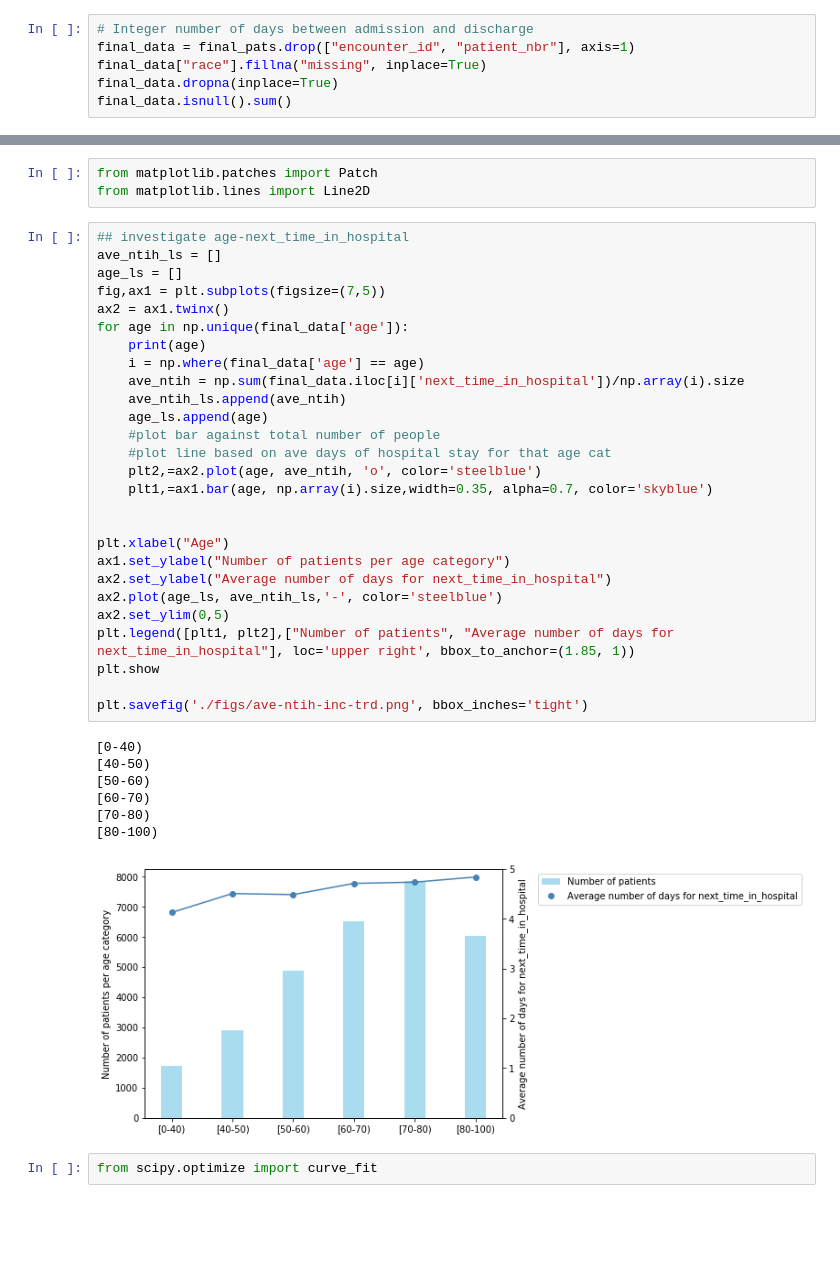
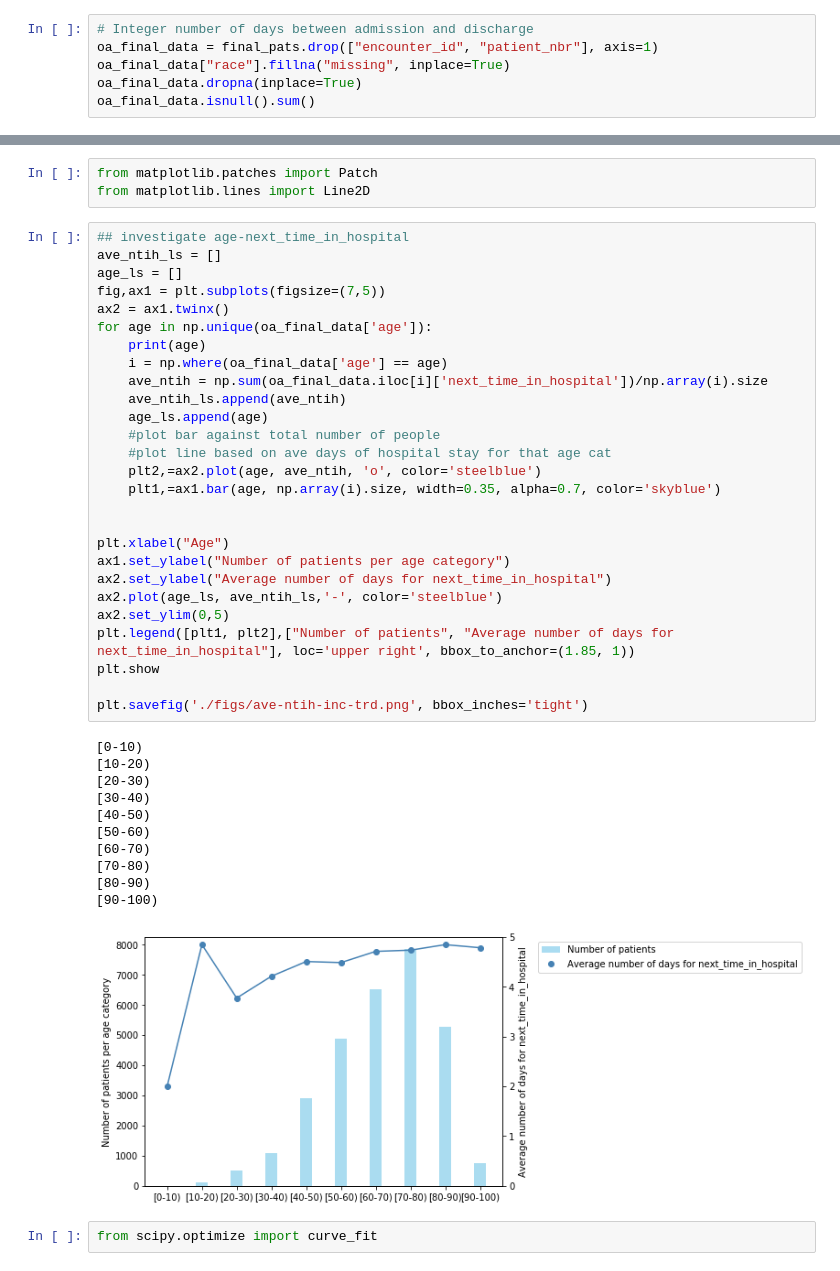
Before and after one commit to jennazhou/ds-work, a Jupyter notebook: final_ass/Final_assignment/Final_assignment_2.ipynb, the cells around one changed output, grey strips where cells are left out. Drawn from its saved outputs; the diff is of its cells as text; blank space fills up the shorter version.

```diff
--- a/final_ass/Final_assignment/Final_assignment_2.ipynb
+++ b/final_ass/Final_assignment/Final_assignment_2.ipynb
@@ -173,10 +173,10 @@ dtypes: int64(14), object(35)
 memory usage: 11.5+ MB
 # %%
 # Integer number of days between admission and discharge
-final_data = final_pats.drop(["encounter_id", "patient_nbr"], axis=1)
-final_data["race"].fillna("missing", inplace=True)
-final_data.dropna(inplace=True)
-final_data.isnull().sum()
+oa_final_data = final_pats.drop(["encounter_id", "patient_nbr"], axis=1)
+oa_final_data["race"].fillna("missing", inplace=True)
+oa_final_data.dropna(inplace=True)
+oa_final_data.isnull().sum()
 # %% [output]
 race                        0
 gender                      0
@@ -203,38 +203,42 @@ from matplotlib.lines import Line2D
 # %%
 ## investigate age-next_time_in_hospital
 ave_ntih_ls = []
 age_ls = []
 fig,ax1 = plt.subplots(figsize=(7,5))
 ax2 = ax1.twinx()
-for age in np.unique(final_data['age']):
+for age in np.unique(oa_final_data['age']):
     print(age)
-    i = np.where(final_data['age'] == age)
-    ave_ntih = np.sum(final_data.iloc[i]['next_time_in_hospital'])/np.array(i).size
+    i = np.where(oa_final_data['age'] == age)
+    ave_ntih = np.sum(oa_final_data.iloc[i]['next_time_in_hospital'])/np.array(i).size
     ave_ntih_ls.append(ave_ntih)
     age_ls.append(age)
     #plot bar against total number of people
     #plot line based on ave days of hospital stay for that age cat
     plt2,=ax2.plot(age, ave_ntih, 'o', color='steelblue')
-    plt1,=ax1.bar(age, np.array(i).size,width=0.35, alpha=0.7, color='skyblue')
+    plt1,=ax1.bar(age, np.array(i).size, width=0.35, alpha=0.7, color='skyblue')
 
 
 plt.xlabel("Age")
 ax1.set_ylabel("Number of patients per age category")
 ax2.set_ylabel("Average number of days for next_time_in_hospital")
 ax2.plot(age_ls, ave_ntih_ls,'-', color='steelblue')
 ax2.set_ylim(0,5)
 plt.legend([plt1, plt2],["Number of patients", "Average number of days for next_time_in_hospital"], loc='upper right', bbox_to_anchor=(1.85, 1))
 plt.show
 
 plt.savefig('./figs/ave-ntih-inc-trd.png', bbox_inches='tight')
 # %% [output]
-[0-40)
+[0-10)
+[10-20)
+[20-30)
+[30-40)
 [40-50)
 [50-60)
 [60-70)
 [70-80)
-[80-100)
+[80-90)
+[90-100)
-[figure, old version]
+[figure, new version]
 # %%
 from scipy.optimize import curve_fit
 # %%
```
Also changed, not shown: parts of 81 cells of this notebook, 32 other files.
